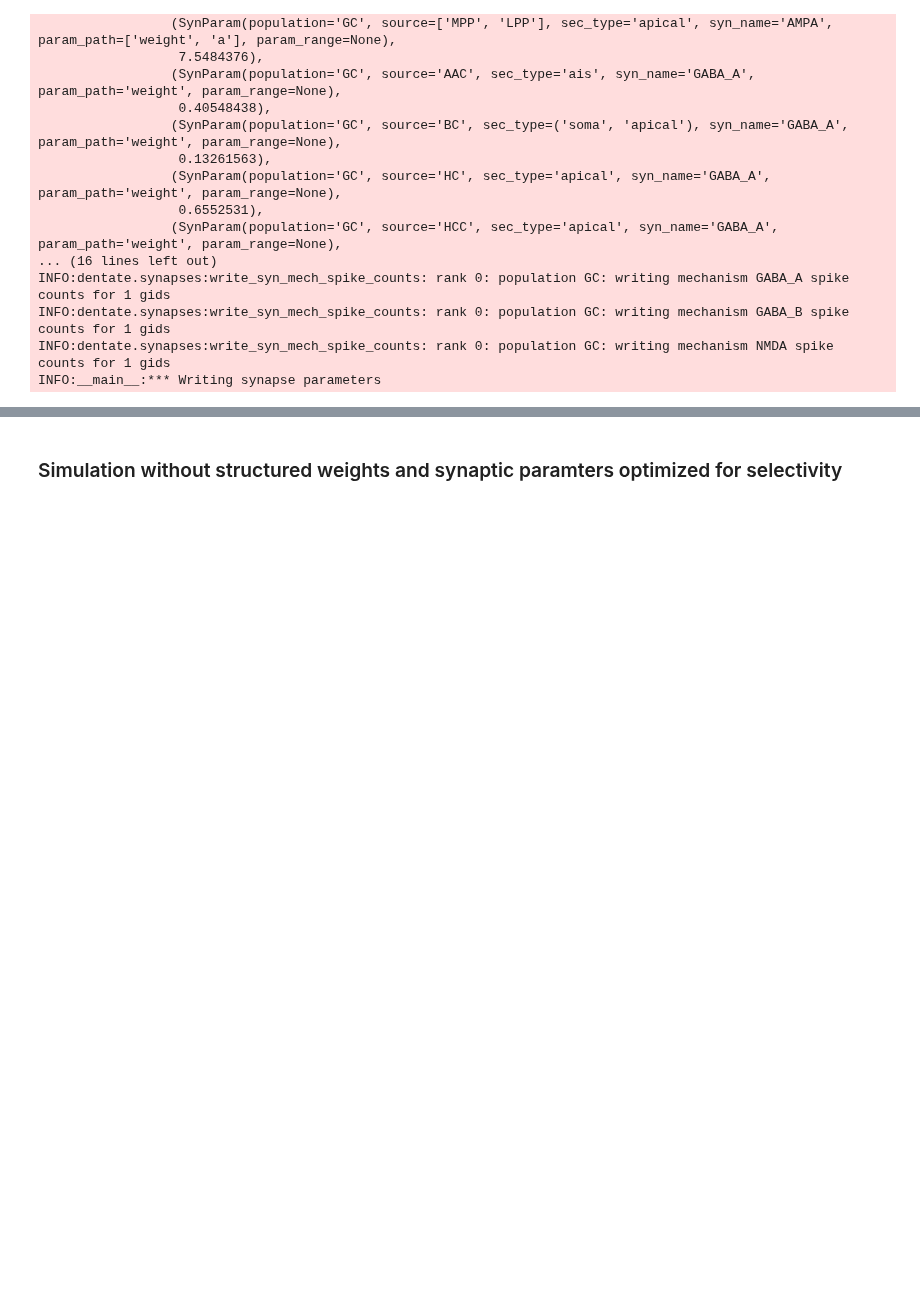
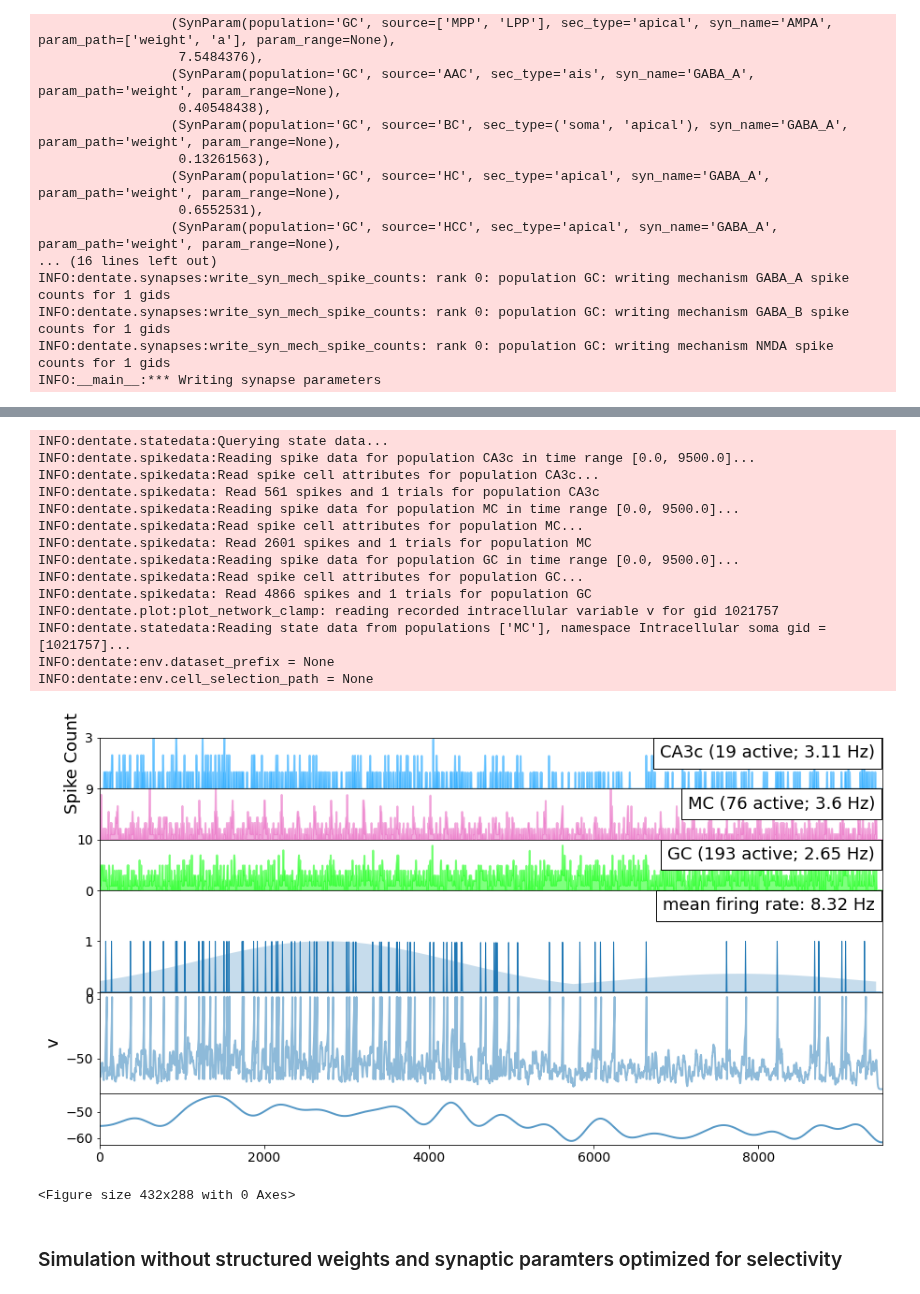
Before and after one commit to soltesz-lab/dentate, a Jupyter notebook: notebooks/Place Field Tuning GC.ipynb, the cells around one changed output, grey strips where cells are left out. Drawn from its saved outputs; the diff is of its cells as text; code cells hidden in the pictures; blank space fills up the shorter version.

```diff
--- a/notebooks/Place Field Tuning GC.ipynb
+++ b/notebooks/Place Field Tuning GC.ipynb
@@ -160,3 +158,32 @@ INFO:dentate:env.cell_selection_path = None
+# %%
+%run scripts/plot_network_clamp.py -v -g 1021757 --t-max=9500. \
+-p results/netclamp/Single_GC_Exc_Sat_SLN_IN_Izh_proximal_pf_results_MC_20210528_110229_optimize_selectivity.20210525_070007_0.h5 \
+--state-variable v --lowpass-plot-type=subplot \
+-i GC -i CA3c -i MC  \
+--target-input-features-path={dataset_prefix}/Full_Scale_Control/DG_input_features_20200910_compressed.h5 \
+--target-input-features-namespace 'Place Selectivity' \
+--config-file Network_Clamp_GC_Exc_Sat_SLN_IN_Izh_proximal_pf.yaml \
+--target-input-features-arena-id=A \
+--target-input-features-trajectory-id=Diag \
+--font-size 18 \
+--line-width 2
+# %% [output]
+INFO:dentate.statedata:Querying state data...
+INFO:dentate.spikedata:Reading spike data for population CA3c in time range [0.0, 9500.0]...
+INFO:dentate.spikedata:Read spike cell attributes for population CA3c...
+INFO:dentate.spikedata: Read 561 spikes and 1 trials for population CA3c
+INFO:dentate.spikedata:Reading spike data for population MC in time range [0.0, 9500.0]...
+INFO:dentate.spikedata:Read spike cell attributes for population MC...
+INFO:dentate.spikedata: Read 2601 spikes and 1 trials for population MC
+INFO:dentate.spikedata:Reading spike data for population GC in time range [0.0, 9500.0]...
+INFO:dentate.spikedata:Read spike cell attributes for population GC...
+INFO:dentate.spikedata: Read 4866 spikes and 1 trials for population GC
+INFO:dentate.plot:plot_network_clamp: reading recorded intracellular variable v for gid 1021757
+INFO:dentate.statedata:Reading state data from populations ['MC'], namespace Intracellular soma gid = [1021757]...
+INFO:dentate:env.dataset_prefix = None
+INFO:dentate:env.cell_selection_path = None
+[figure, added]
+<Figure size 432x288 with 0 Axes>
 # %% [markdown]
 ### Simulation without structured weights and synaptic paramters optimized for selectivity
 # %%
```
Also changed, not shown: parts of 3 cells of this notebook, 6 other files.
